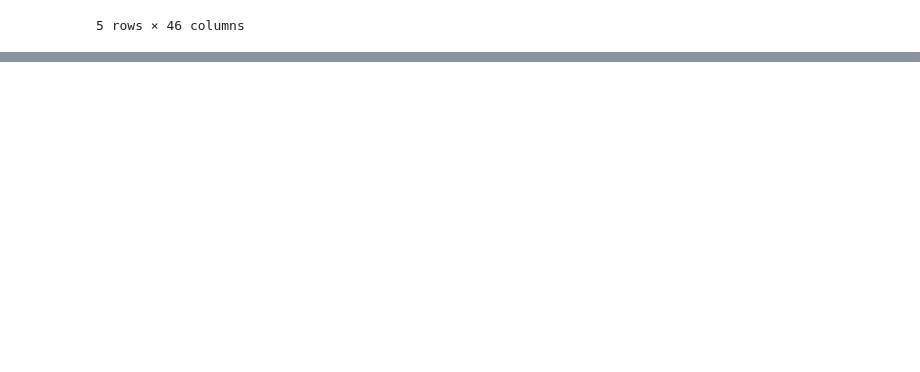
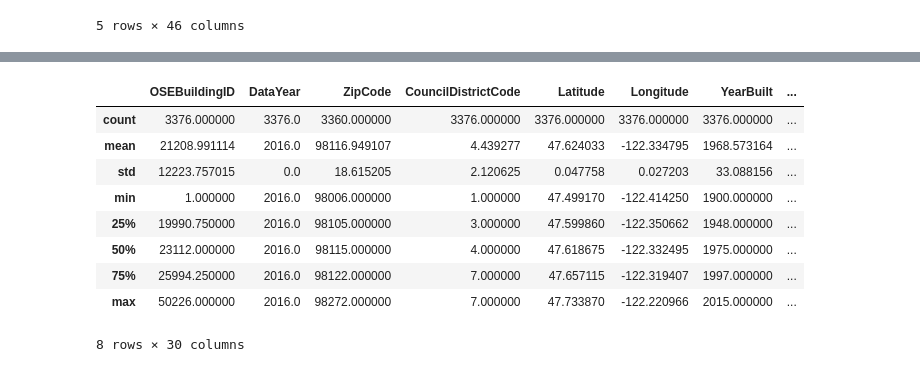
Before and after one commit to MahmoudMans/Team3_power_consumption, a Jupyter notebook: Team3_power_consumption.ipynb, the cells around one changed output, grey strips where cells are left out. Drawn from its saved outputs; the diff is of its cells as text; code cells hidden in the pictures; blank space fills up the shorter version.

```diff
--- a/Team3_power_consumption.ipynb
+++ b/Team3_power_consumption.ipynb
@@ -129,0 +340,14 @@ df2016.head()
+# %%
+numerical_summary = df2016.describe()
+numerical_summary
+# %% [output]
+|  | OSEBuildingID | DataYear | ZipCode | CouncilDistrictCode | Latitude | Longitude | YearBuilt | ... |
+| count | 3376.000000 | 3376.0 | 3360.000000 | 3376.000000 | 3376.000000 | 3376.000000 | 3376.000000 | ... |
+| mean | 21208.991114 | 2016.0 | 98116.949107 | 4.439277 | 47.624033 | -122.334795 | 1968.573164 | ... |
+| std | 12223.757015 | 0.0 | 18.615205 | 2.120625 | 0.047758 | 0.027203 | 33.088156 | ... |
+| min | 1.000000 | 2016.0 | 98006.000000 | 1.000000 | 47.499170 | -122.414250 | 1900.000000 | ... |
+| 25% | 19990.750000 | 2016.0 | 98105.000000 | 3.000000 | 47.599860 | -122.350662 | 1948.000000 | ... |
+| 50% | 23112.000000 | 2016.0 | 98115.000000 | 4.000000 | 47.618675 | -122.332495 | 1975.000000 | ... |
+| 75% | 25994.250000 | 2016.0 | 98122.000000 | 7.000000 | 47.657115 | -122.319407 | 1997.000000 | ... |
+| max | 50226.000000 | 2016.0 | 98272.000000 | 7.000000 | 47.733870 | -122.220966 | 2015.000000 | ... |
+8 rows × 30 columns
```
Also changed, not shown: parts of 10 cells of this notebook.
